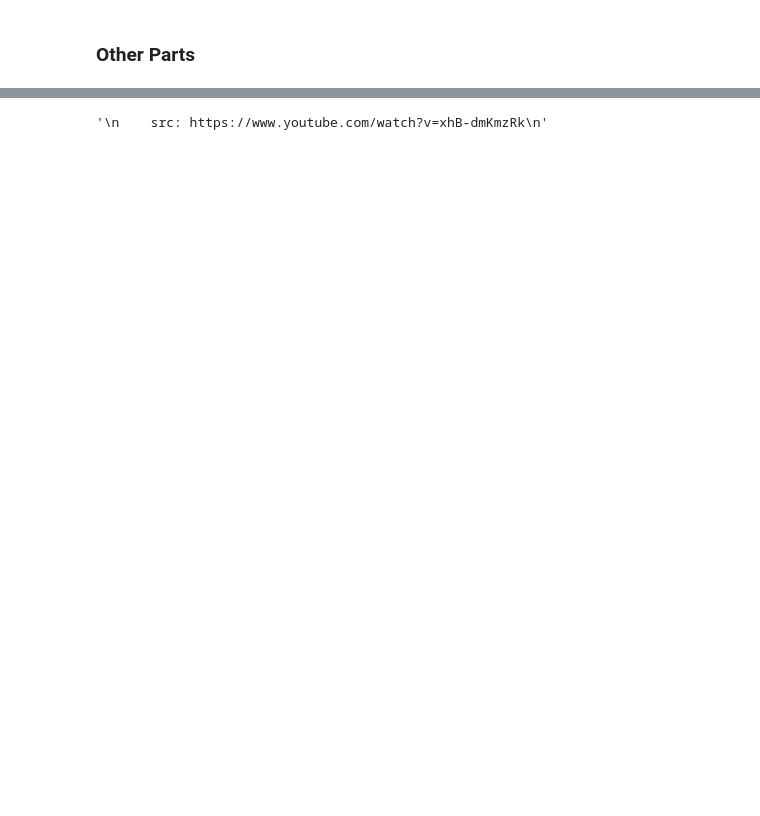
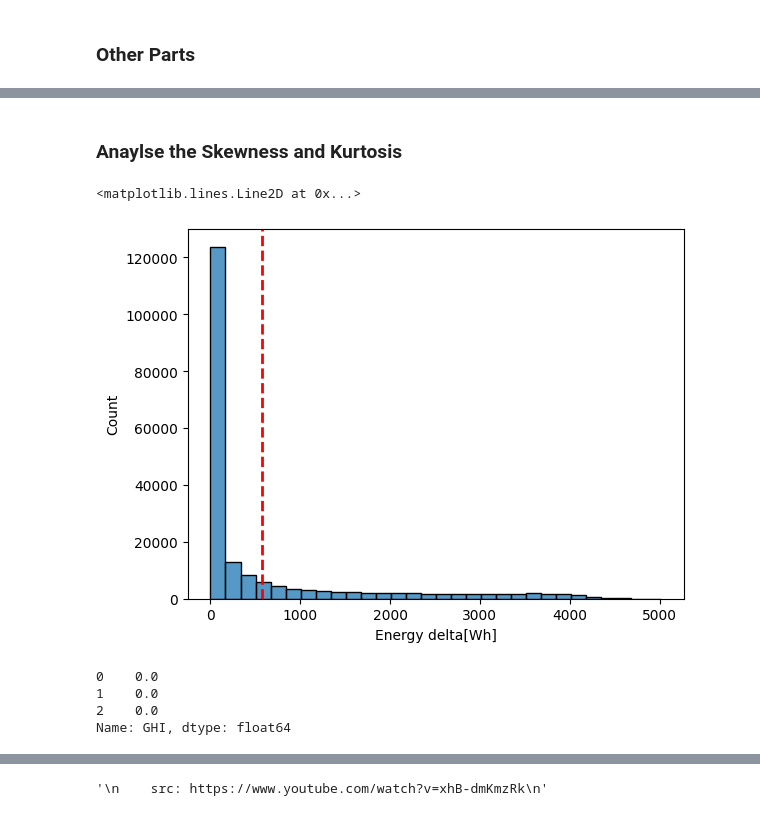
Before and after one commit to KaraniAbdellah/Solar_Energy_Prediction, a Jupyter notebook: explore_renewable_dataset.ipynb, the cells around one changed output, grey strips where cells are left out. Saved outputs shown, nothing was run; the diff lists cells and outputs as text; code cells hidden in the pictures; blank space fills up the shorter version.

Commit message:
Anaylse the Skewness and Kurtosis

```diff
--- a/explore_renewable_dataset.ipynb
+++ b/explore_renewable_dataset.ipynb
@@ -224,0 +212,21 @@ plt.show()
+# %% [markdown]
+### Anaylse the Skewness and Kurtosis
+# %%
+# Energy delta[Wh] --> Positive Skeweens --> Log Transformation
+sns.histplot(df["Energy delta[Wh]"], bins=30)
+mean_value = df["Energy delta[Wh]"].mean()
+plt.axvline(mean_value, color='red', linestyle='--', linewidth=2,
+            label=f'Median = {mean_value:.2f}')
+# %% [output]
+<matplotlib.lines.Line2D at 0x...>
+[figure, added]
+# %%
+# df["Energy delta[Wh]"]
+df["GHI"].head(3)
+mean_val = df["GHI"].mean()
+plt.
+# %% [output]
+0    0.0
+1    0.0
+2    0.0
+Name: GHI, dtype: float64
```
Also changed, not shown: parts of 24 cells of this notebook.
